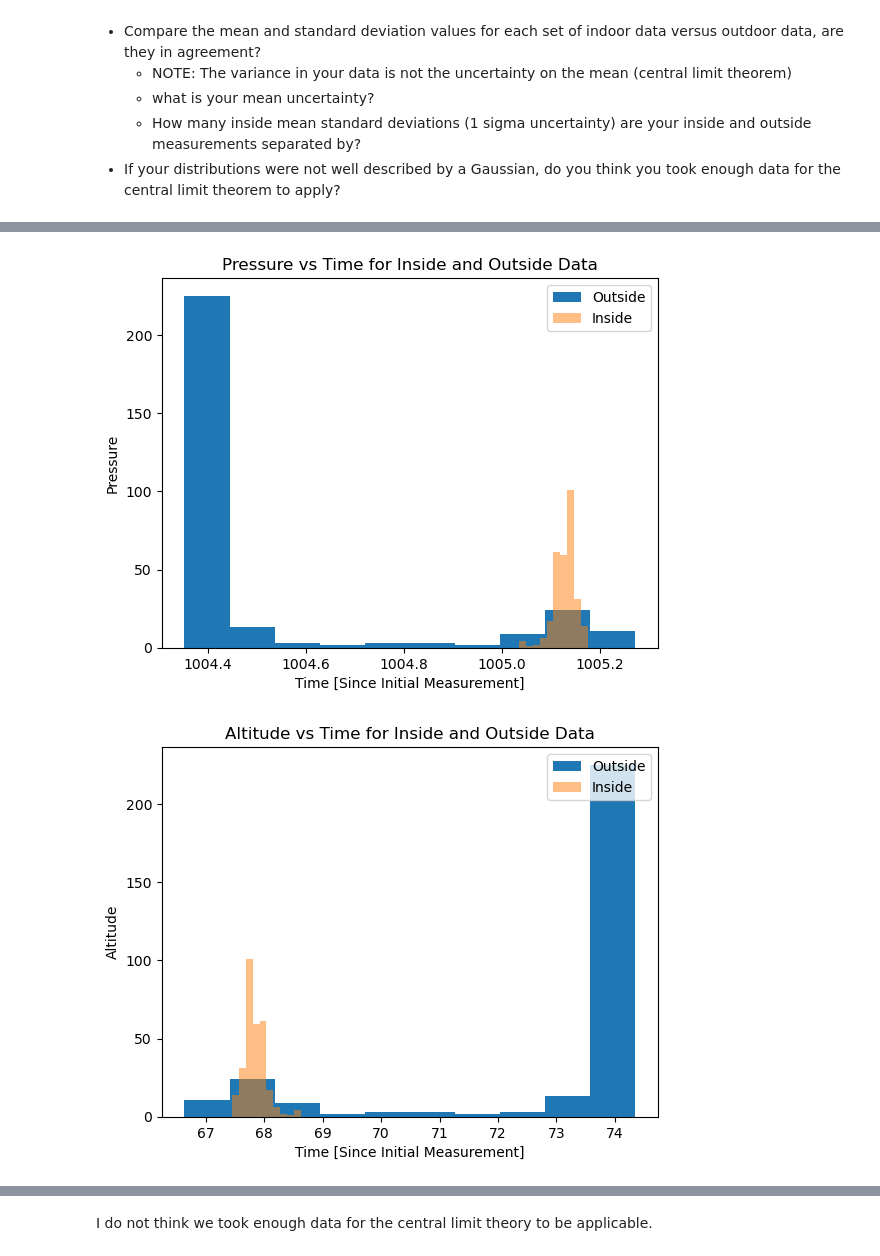
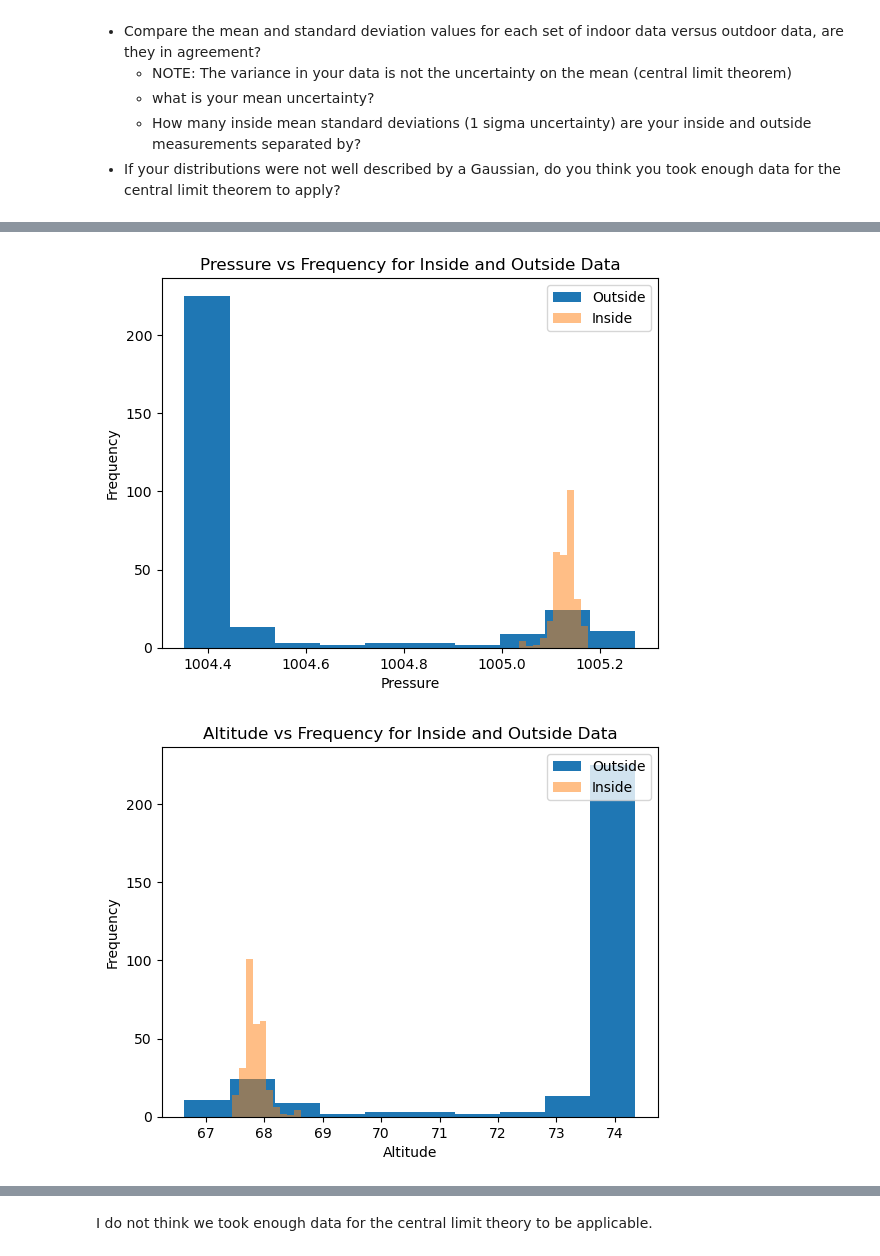
Before and after one commit to rgorai22/E11_RishikaKatie, a Jupyter notebook: E11_Lab_WK6 Pt 1 and 2.ipynb, the cells around one changed output, grey strips where cells are left out. Cells and saved outputs as stored; diff of their text form; code cells hidden in the pictures.

```diff
--- a/E11_Lab_WK6 Pt 1 and 2.ipynb
+++ b/E11_Lab_WK6 Pt 1 and 2.ipynb
@@ -177,23 +157,23 @@ plt.show()
 # %%
 plt.hist(outsidedf["Pressure"],label='Outside')
 plt.hist(insidedf["Pressure"],label='Inside',alpha=0.5)
 plt.legend(loc='upper right')
-plt.ylabel('Pressure')
-plt.xlabel('Time [Since Initial Measurement]')
-plt.title("Pressure vs Time for Inside and Outside Data")
+plt.xlabel('Pressure')
+plt.ylabel('Frequency')
+plt.title("Pressure vs Frequency for Inside and Outside Data")
 plt.show()
 # %% [output]
-[figure, old version]
+[figure, new version]
 # %%
 plt.hist(outsidedf["Altitude"],label='Outside')
 plt.hist(insidedf["Altitude"],label='Inside',alpha=0.5)
 plt.legend(loc='upper right')
-plt.ylabel('Altitude')
-plt.xlabel('Time [Since Initial Measurement]')
-plt.title("Altitude vs Time for Inside and Outside Data")
+plt.xlabel('Altitude')
+plt.ylabel('Frequency')
+plt.title("Altitude vs Frequency for Inside and Outside Data")
 plt.show()
 # %% [output]
-[figure, old version]
+[figure, new version]
 # %%
 sigmamin25 = (np.std(insidedf["Pm25"]))/np.sqrt(len(insidedf["Pm25"]))
 meanin25 = np.mean(insidedf["Pm25"])
```
Also changed, not shown: parts of 7 cells of this notebook.
